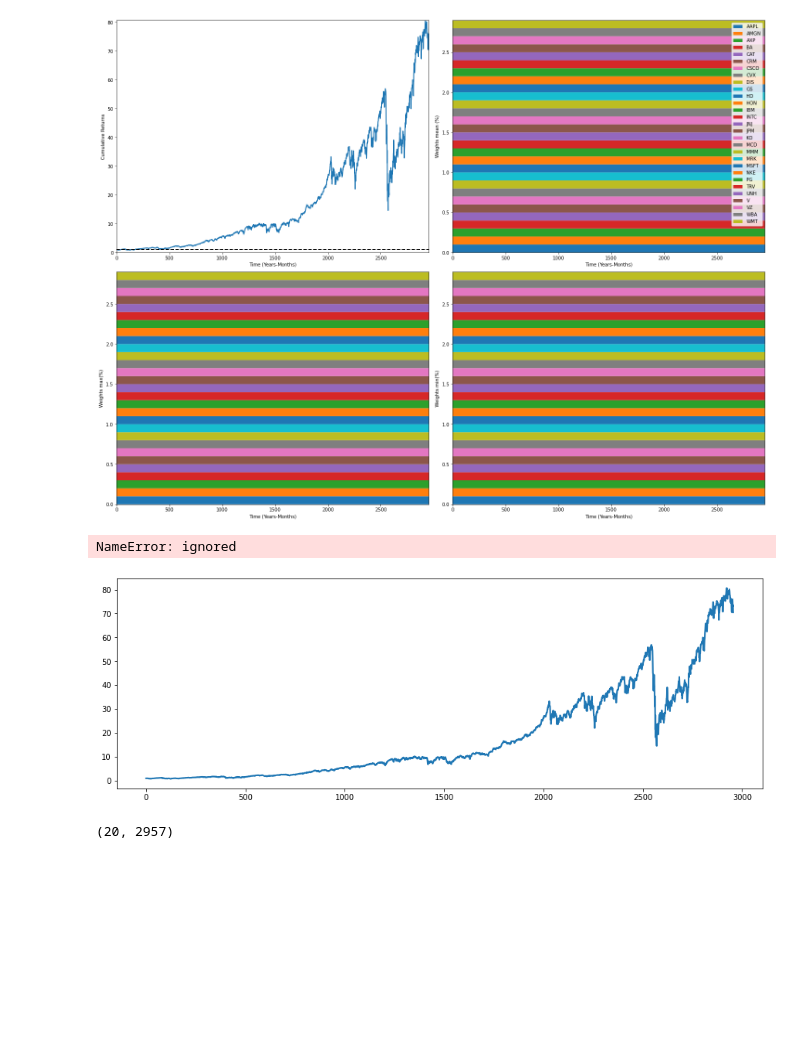
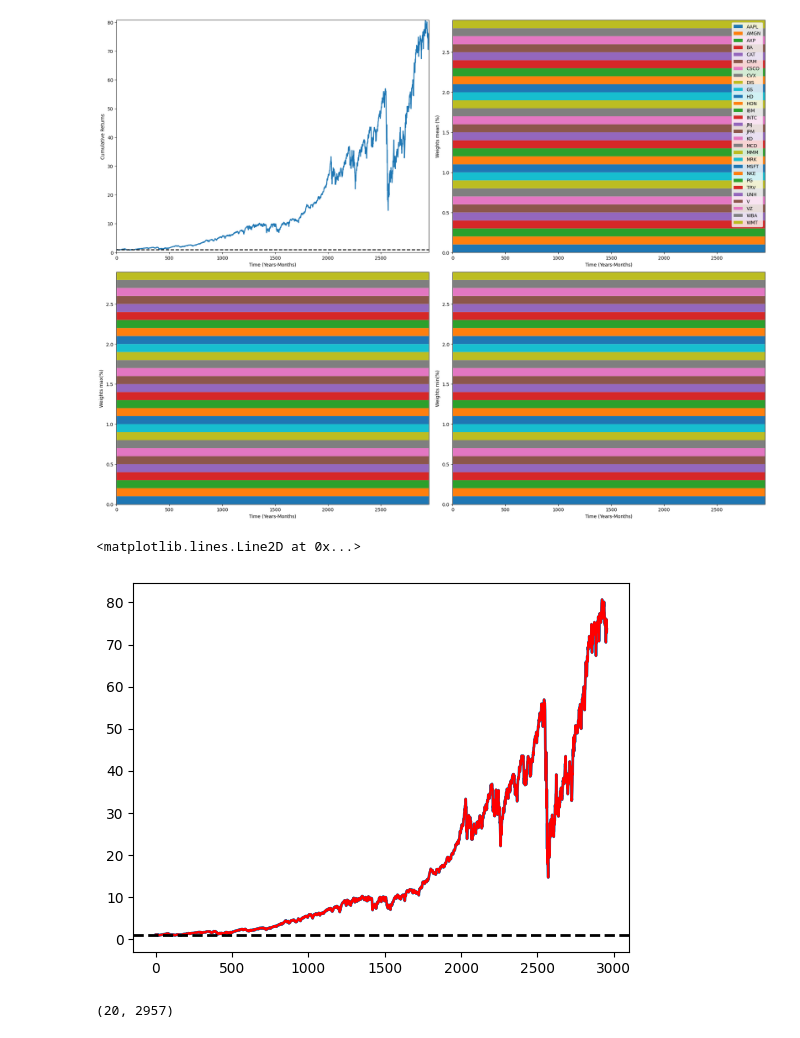
Before and after one commit to Akshitha181203/PortfolioOptimization, a Jupyter notebook: ipynbs/RiskSensitive_AC_stock.ipynb, the cells around one changed output. Drawn from its saved outputs; the diff is of its cells as text; code cells hidden in the pictures; blank space fills up the shorter version.

```diff
--- a/ipynbs/RiskSensitive_AC_stock.ipynb
+++ b/ipynbs/RiskSensitive_AC_stock.ipynb
@@ -658,16 +679,20 @@ RAC = RiskAC(state_dim=env.observation_space.shape[0],
             )
 for i_episode in range(num_episodes):
     # Initialize the environment and get it's state
-    state = env.reset()
+    # state = env.reset()
+    reset_result = env.reset()
+    state = reset_result[0] if isinstance(reset_result, tuple) else reset_result
+
     state = torch.tensor(state, dtype=torch.float32, device=device).unsqueeze(0)
     last_asset = []
     last_act = []
     last_state = []
     for t in count():
         action = select_action(RAC.actor,state)
-        observation, reward, terminated, _ = env.step(action.reshape(-1))
-        reward = torch.tensor(np.array([reward]), device=device)
-        done = terminated
+        observation, reward, terminated, truncated, info = env.step(action.reshape(-1))
+
+        done = terminated or truncated
+        reward = torch.tensor([reward], device=device)
         if terminated:
             next_state = None
             episodes.append(last_act)
@@ -845,14 +870,14 @@ plot(weights,cumulative,data_train)
 # %%
 mean = np.mean(np.array(cumulative), axis=0)
 std = np.std(np.array(cumulative), axis=0)
 plt.plot(data_train.index, mean, color='tab:blue', linewidth=2.0)
 plt.fill_between(data_train.index, mean - std,
                            mean + std, alpha=0.2, color='tab:blue')
-plt.plot(data_train.index,cumulative2[0],c='r')
+plt.plot(data_train.index,cumulative[0],c='r')
 plt.axhline(1, color='black', linestyle='--', lw=2)
 # %% [output]
-NameError: ignored
+<matplotlib.lines.Line2D at 0x...>
-[figure, old version]
+[figure, new version]
 # %%
 np.array(episodes_assets).shape
 # %% [output]
```
Also changed, not shown: parts of 24 cells of this notebook.
